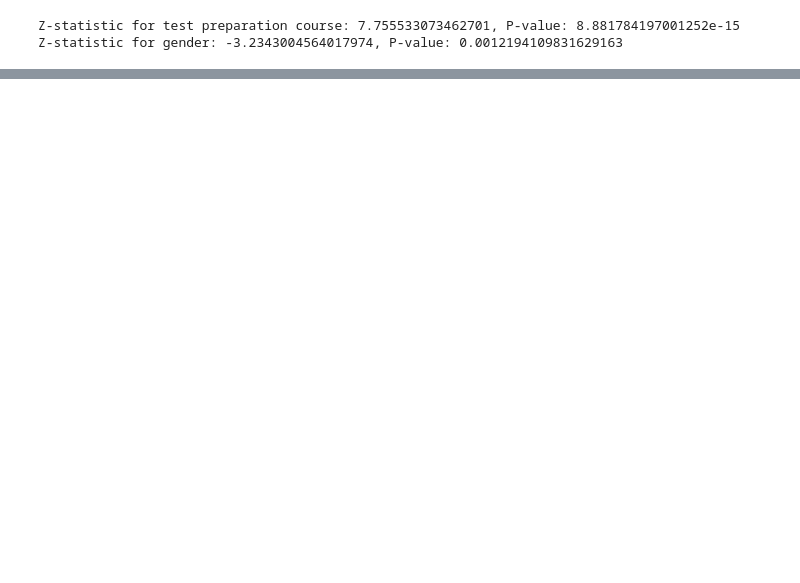
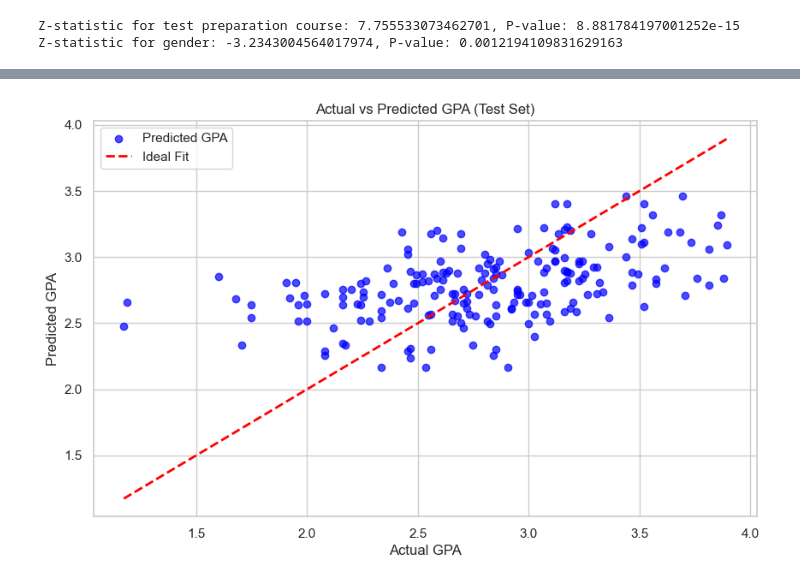
Before and after one commit to mzinzn/Data-Science-, a Jupyter notebook: project.ipynb, the cells around one changed output, grey strips where cells are left out. Cells and saved outputs as stored; diff of their text form; code cells hidden in the pictures; blank space fills up the shorter version.

Commit message:
Update project.ipynb
fixed linear reg

```diff
--- a/project.ipynb
+++ b/project.ipynb
@@ -173,0 +128,88 @@ plt.show()
+# %%
+import numpy as np
+import pandas as pd
+import matplotlib.pyplot as plt
+from sklearn.linear_model import SGDRegressor     # stochastic gradient descent (SGD) regression model
+from sklearn.preprocessing import StandardScaler  # z-score normalization
+from sklearn.model_selection import train_test_split
+
+np.set_printoptions(precision=2)
+
+
+
+# Display initial data
+print("Initial Data:")
+print(df.head())
+print("\nData Information:")
+print(df.info())
+
+# Calculate GPA from test scores
+test_score_columns = ['math score', 'reading score', 'writing score']
+df['GPA'] = df[test_score_columns].mean(axis=1) / 25
+
+# Prepare the data for regression analysis
+X_features = ['test preparation course', 'lunch', 'parental level of education', 'race/ethnicity', 'gender']
+
+# Apply one-hot encoding to the categorical variables
+df_encoded = pd.get_dummies(df, columns=X_features, drop_first=True)
+
+# Define the independent variables (X) and dependent variable (y)
+X = df_encoded.drop(columns=['GPA', 'math score', 'reading score', 'writing score'])  # Exclude GPA and test scores
+y = df_encoded['GPA']
+
+# Split the data into training and test sets
+X_train, X_test, y_train, y_test = train_test_split(X, y, test_size=0.2, random_state=42)
+
+# Standardize the features
+scaler = StandardScaler()
+X_train_scaled = scaler.fit_transform(X_train)
+X_test_scaled = scaler.transform(X_test)
+
+
+
+# Fit the regression model using SGDRegressor
+sgdr = SGDRegressor(max_iter=1000, tol=1e-3)
+sgdr.fit(X_train_scaled, y_train)
+
+# Print model information
+print(sgdr)
+print(f"Number of iterations completed: {sgdr.n_iter_}, number of weight updates: {sgdr.t_}")
+
+# Get model parameters
+b_norm = sgdr.intercept_    # bias (intercept)
+w_norm = sgdr.coef_         # coefficients (weights)
+
+print(f"Model parameters:\nCoefficients: {w_norm}\nIntercept: {b_norm}")
+
+# Make predictions using sgdr.predict() and manual calculation
+y_train_pred_sgd = sgdr.predict(X_train_scaled)
+y_train_pred = np.dot(X_train_scaled, w_norm) + b_norm
+
+# Check if predictions match
+print(f"Prediction using np.dot() and sgdr.predict match: {(y_train_pred == y_train_pred_sgd).all()}")
+
+# Print predictions and target values
+print(f"Predictions on training set:\n{y_train_pred[:4]}")
+print(f"Target values:\n{y_train[:4]}")
+
+# Plot actual vs predicted GPA values for the test set
+plt.figure(figsize=(10, 6))
+plt.scatter(y_test, sgdr.predict(X_test_scaled), alpha=0.7, color='blue', label='Predicted GPA')
+plt.plot([min(y_test), max(y_test)], [min(y_test), max(y_test)], color='red', linestyle='--', linewidth=2, label='Ideal Fit')
+plt.xlabel('Actual GPA')
+plt.ylabel('Predicted GPA')
+plt.title('Actual vs Predicted GPA (Test Set)')
+plt.legend()
+plt.show()
+
+# Plot actual vs predicted GPA values for each feature
+for feature in X_features:
+    plt.figure(figsize=(10, 6))
+    plt.scatter(df[feature], df['GPA'], alpha=0.7, color='blue', label='Actual GPA')
+    plt.scatter(df[feature], sgdr.predict(scaler.transform(df_encoded.drop(columns=['GPA', 'math score', 'reading score', 'writing score']))), alpha=0.7, color='orange', label='Predicted GPA')
+    plt.xlabel(feature)
+    plt.ylabel('GPA')
+    plt.title(f'Actual vs Predicted GPA by {feature}')
+    plt.legend()
+    plt.show()
+# %% [output]
@@ -173,0 +233 @@ plt.show()
+[figure, added]
```
Also changed, not shown: parts of 3 cells of this notebook.
